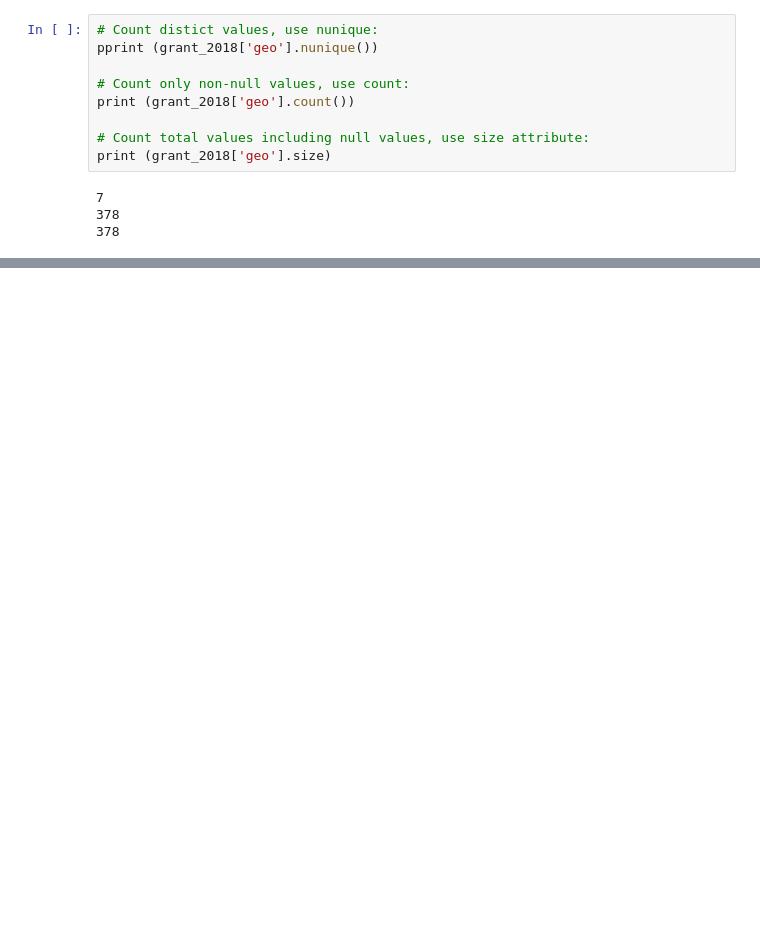
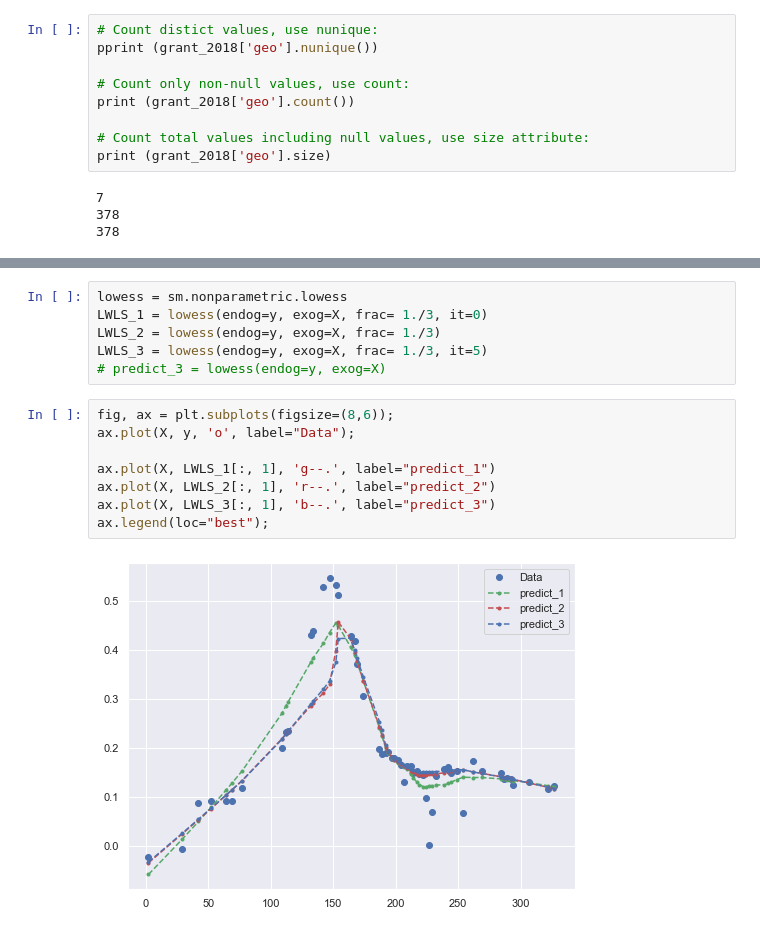
Before and after one commit to sunil21075/Ag, a Jupyter notebook: remote_sensing/python/Local_Jupyter_NoteBooks/0_smoothing.ipynb, the cells around one changed output, grey strips where cells are left out. Saved outputs shown, nothing was run; the diff lists cells and outputs as text; blank space fills up the shorter version.

```diff
--- a/remote_sensing/python/Local_Jupyter_NoteBooks/0_smoothing.ipynb
+++ b/remote_sensing/python/Local_Jupyter_NoteBooks/0_smoothing.ipynb
@@ -70,0 +219,16 @@ print (grant_2018['geo'].size)
+# %%
+lowess = sm.nonparametric.lowess
+LWLS_1 = lowess(endog=y, exog=X, frac= 1./3, it=0)
+LWLS_2 = lowess(endog=y, exog=X, frac= 1./3)
+LWLS_3 = lowess(endog=y, exog=X, frac= 1./3, it=5)
+# predict_3 = lowess(endog=y, exog=X)
+# %%
+fig, ax = plt.subplots(figsize=(8,6));
+ax.plot(X, y, 'o', label="Data");
+
+ax.plot(X, LWLS_1[:, 1], 'g--.', label="predict_1")
+ax.plot(X, LWLS_2[:, 1], 'r--.', label="predict_2")
+ax.plot(X, LWLS_3[:, 1], 'b--.', label="predict_3")
+ax.legend(loc="best");
+# %% [output]
+[figure, added]
```
Also changed, not shown: parts of 28 cells of this notebook, 2 other files.
